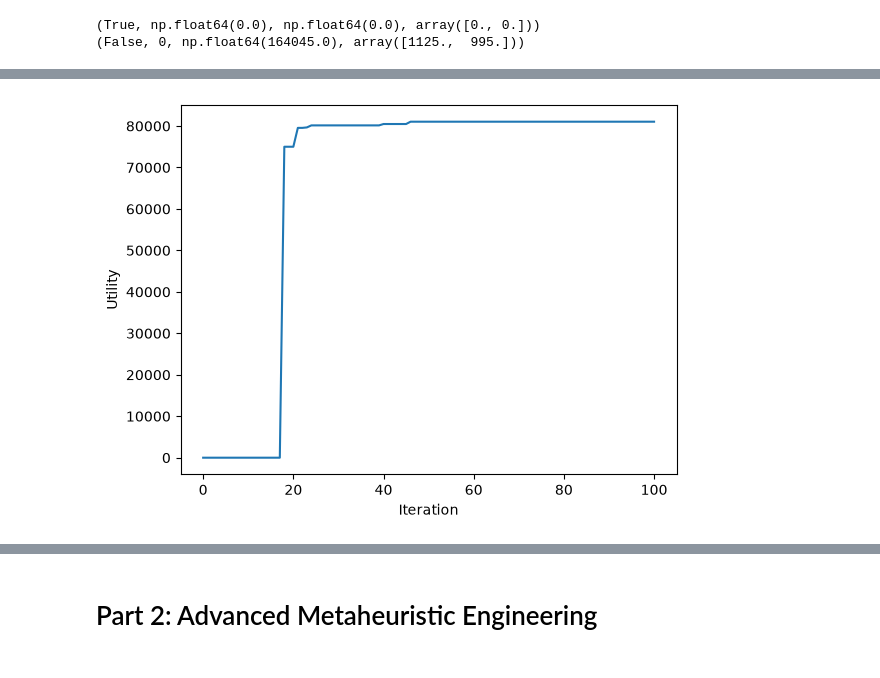
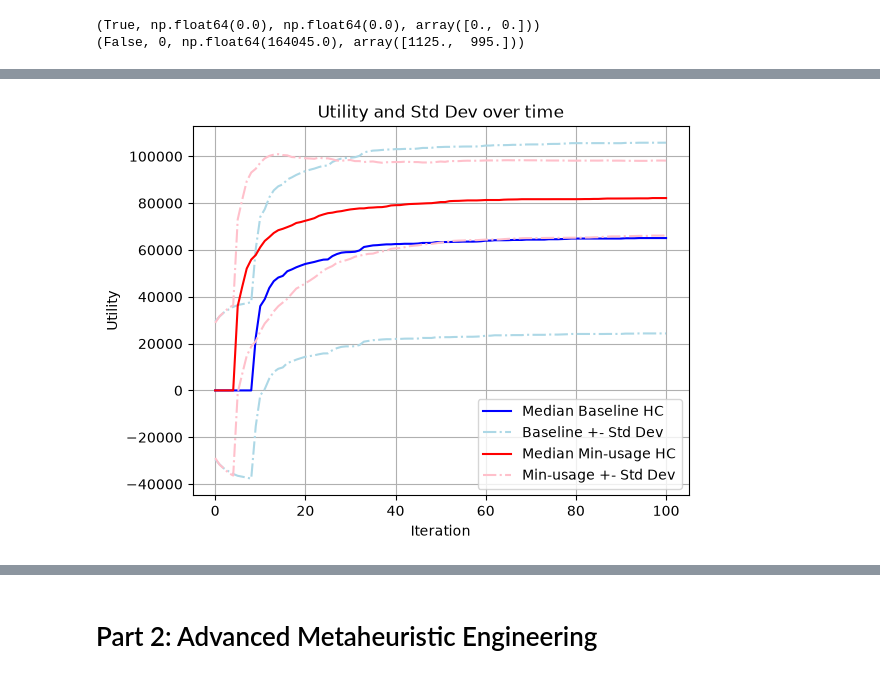
Before and after one commit to AyOhEe/CSCU9YE-Assignment, a Jupyter notebook: 3423815.ipynb, the cells around one changed output, grey strips where cells are left out. Saved outputs shown, nothing was run; the diff lists cells and outputs as text; code cells hidden in the pictures.

Commit message:
Improve graphs and investigate convergence rate over time

```diff
--- a/3423815.ipynb
+++ b/3423815.ipynb
@@ -95,13 +119,37 @@ def hill_climb(workload, n):
 
     return best_sol, best_eval, trace
 # %%
+import matplotlib
 import matplotlib.pyplot as plt
 %matplotlib inline
 
+np.random.seed(42)
 
-plt.plot(hill_climb(workload_28, 100)[2])
+traces_base = [hill_climb_base(workload_28, 100)[2] for _ in range(1000)]
+traces_minim = [hill_climb_minimise_usage(workload_28, 100)[2] for _ in range(1000)]
+
+base_median = np.median(traces_base, axis=0)
+minim_median = np.median(traces_minim, axis=0)
+
+base_std = np.std(traces_base, axis=0)
+minim_std = np.std(traces_minim, axis=0)
+
+
+plt.plot(base_median, color="blue", label="Median Baseline HC")
+plt.plot(base_median - base_std, color="lightblue", linestyle="-.", label="Baseline +- Std Dev")
+plt.plot(base_median + base_std, color="lightblue", linestyle="-.")
+
+plt.plot(minim_median, color="red", label="Median Min-usage HC")
+plt.plot(minim_median - minim_std, color="pink", linestyle="-.", label="Min-usage +- Std Dev")
+plt.plot(minim_median + minim_std, color="pink", linestyle="-.")
+
+
+
 plt.xlabel("Iteration")
 plt.ylabel("Utility")
+plt.title("Utility and Std Dev over time")
+plt.legend(loc='lower right')
+plt.grid(True)
 plt.show()
 # %% [output]
-[figure, old version]
+[figure, new version]
```
Also changed, not shown: parts of 5 cells of this notebook.
